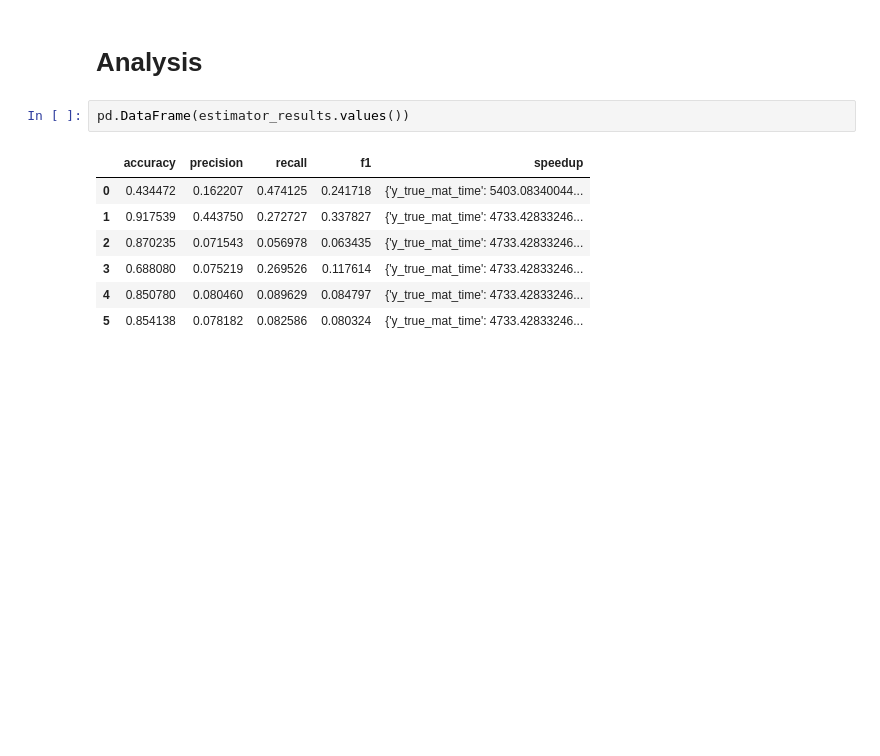
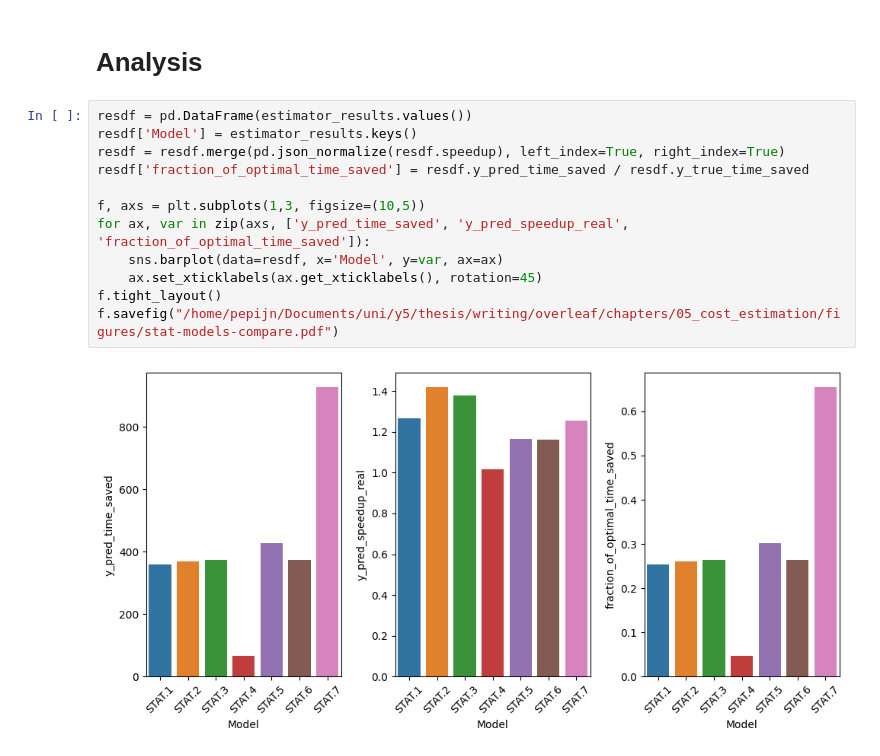
Before and after one commit to ptemarvelde/amalur-experiments, a Jupyter notebook: results/full_1/statistical.ipynb, the cells around one changed output. Cells and saved outputs as stored; diff of their text form; blank space fills up the shorter version.

```diff
--- a/results/full_1/statistical.ipynb
+++ b/results/full_1/statistical.ipynb
@@ -389,12 +451,16 @@ estimator_results['STAT.6'] = res[0]
 # %% [markdown]
 # Analysis
 # %%
-pd.DataFrame(estimator_results.values())
+resdf = pd.DataFrame(estimator_results.values())
+resdf['Model'] = estimator_results.keys()
+resdf = resdf.merge(pd.json_normalize(resdf.speedup), left_index=True, right_index=True)
+resdf['fraction_of_optimal_time_saved'] = resdf.y_pred_time_saved / resdf.y_true_time_saved
+
+f, axs = plt.subplots(1,3, figsize=(10,5))
+for ax, var in zip(axs, ['y_pred_time_saved', 'y_pred_speedup_real', 'fraction_of_optimal_time_saved']):
+    sns.barplot(data=resdf, x='Model', y=var, ax=ax)
+    ax.set_xticklabels(ax.get_xticklabels(), rotation=45)
+f.tight_layout()
+f.savefig("/home/pepijn/Documents/uni/y5/thesis/writing/overleaf/chapters/05_cost_estimation/figures/stat-models-compare.pdf")
 # %% [output]
-|  | accuracy | precision | recall | f1 | speedup |
-| 0 | 0.434472 | 0.162207 | 0.474125 | 0.241718 | {'y_true_mat_time': 5403.08340044... |
-| 1 | 0.917539 | 0.443750 | 0.272727 | 0.337827 | {'y_true_mat_time': 4733.42833246... |
-| 2 | 0.870235 | 0.071543 | 0.056978 | 0.063435 | {'y_true_mat_time': 4733.42833246... |
-| 3 | 0.688080 | 0.075219 | 0.269526 | 0.117614 | {'y_true_mat_time': 4733.42833246... |
-| 4 | 0.850780 | 0.080460 | 0.089629 | 0.084797 | {'y_true_mat_time': 4733.42833246... |
-| 5 | 0.854138 | 0.078182 | 0.082586 | 0.080324 | {'y_true_mat_time': 4733.42833246... |
+[figure, added]
```
Also changed, not shown: parts of 14 cells of this notebook.
